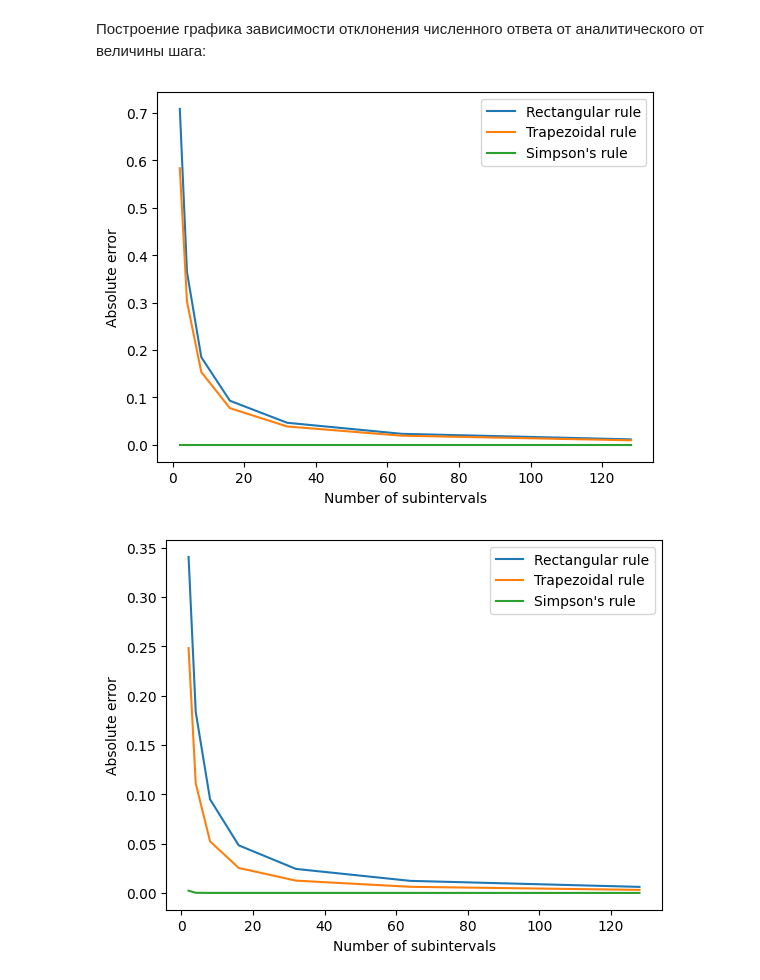
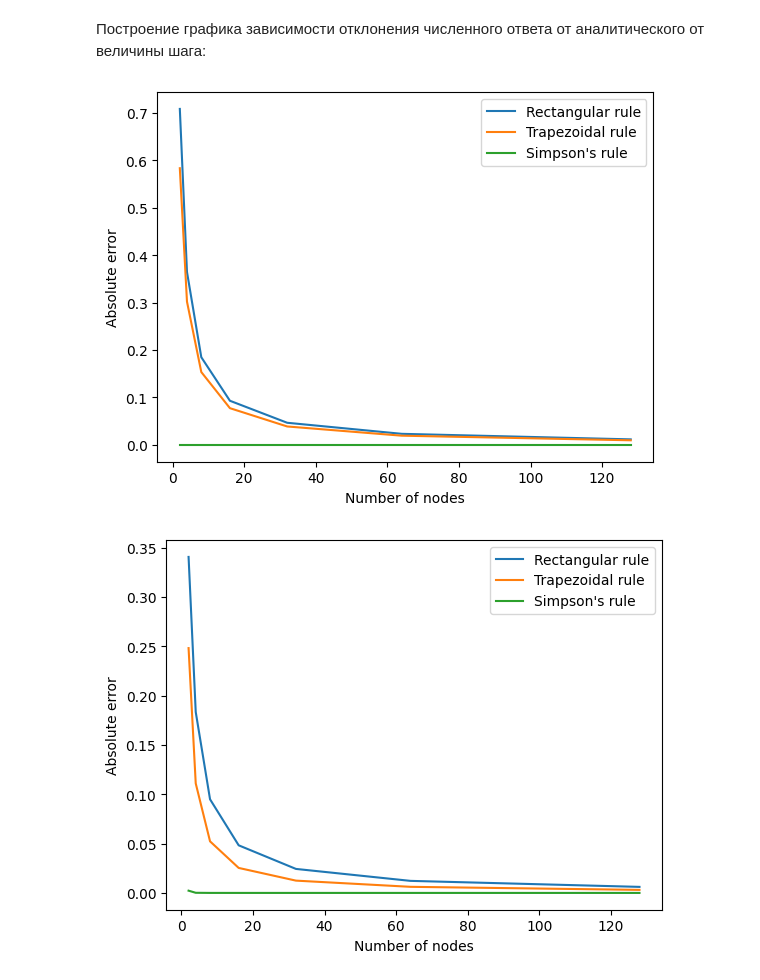
Before and after one commit to russianZAK/applied-mathematics, a Jupyter notebook: Lab 2/lab2.ipynb, the cells around one changed output. Saved outputs shown, nothing was run; the diff lists cells and outputs as text; code cells hidden in the pictures.

```diff
--- a/Lab 2/lab2.ipynb
+++ b/Lab 2/lab2.ipynb
@@ -262,29 +262,29 @@ Simpson's rule: 1.0000000000000338
 # %%
 def compare_methods(f, a, b, n_list):
     analytic = integrate.quad(f, a, b)[0]
     rectangular_errors = []
     trapezoidal_errors = []
     simpsons_errors = []
 
     for n in n_list:
         rectangular = rectangular_rule(f, a, b, n)
         trapezoidal = trapezoidal_rule(f, a, b, n)
         simpsons = simpsons_rule(f, a, b, n)
         rectangular_errors.append(abs(rectangular - analytic))
         trapezoidal_errors.append(abs(trapezoidal - analytic))
         simpsons_errors.append(abs(simpsons - analytic))
 
     plt.plot(n_list, rectangular_errors, label="Rectangular rule")
     plt.plot(n_list, trapezoidal_errors, label="Trapezoidal rule")
     plt.plot(n_list, simpsons_errors, label="Simpson's rule")
-    plt.xlabel("Number of subintervals")
+    plt.xlabel("Number of nodes")
     plt.ylabel("Absolute error")
     plt.legend()
     plt.show()
 
 n_list = [128, 64, 32, 16, 8, 4, 2]
 compare_methods(f, 0, 1, n_list)
 compare_methods(g, 0, math.pi/2, n_list)
 # %% [output]
-[figure, old version]
+[figure, new version]
-[figure, old version]
+[figure, new version]
```
